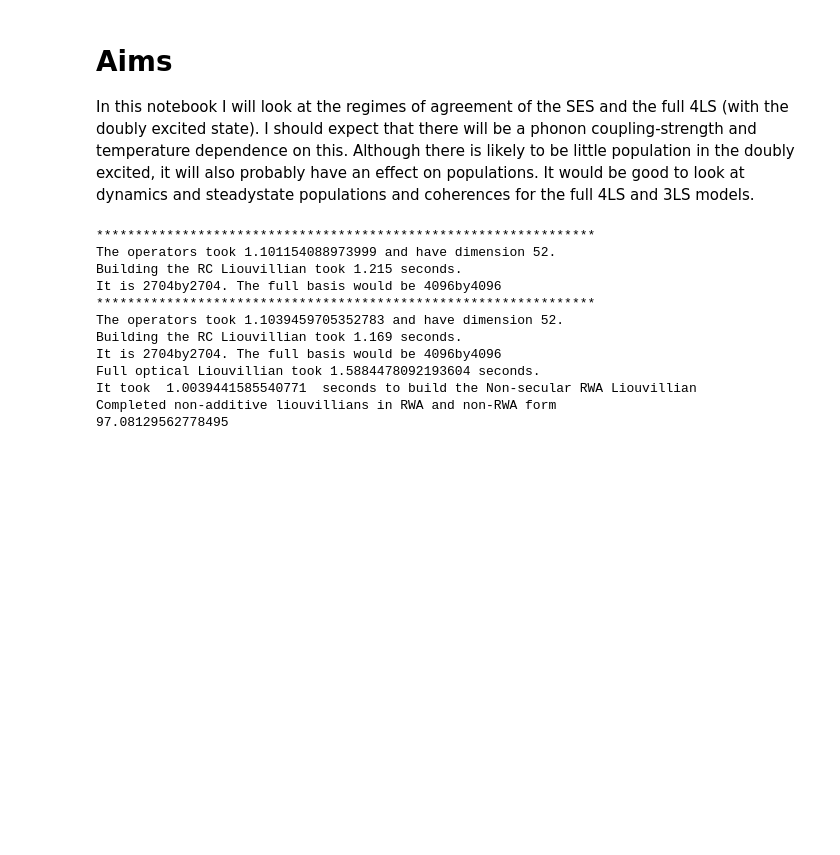
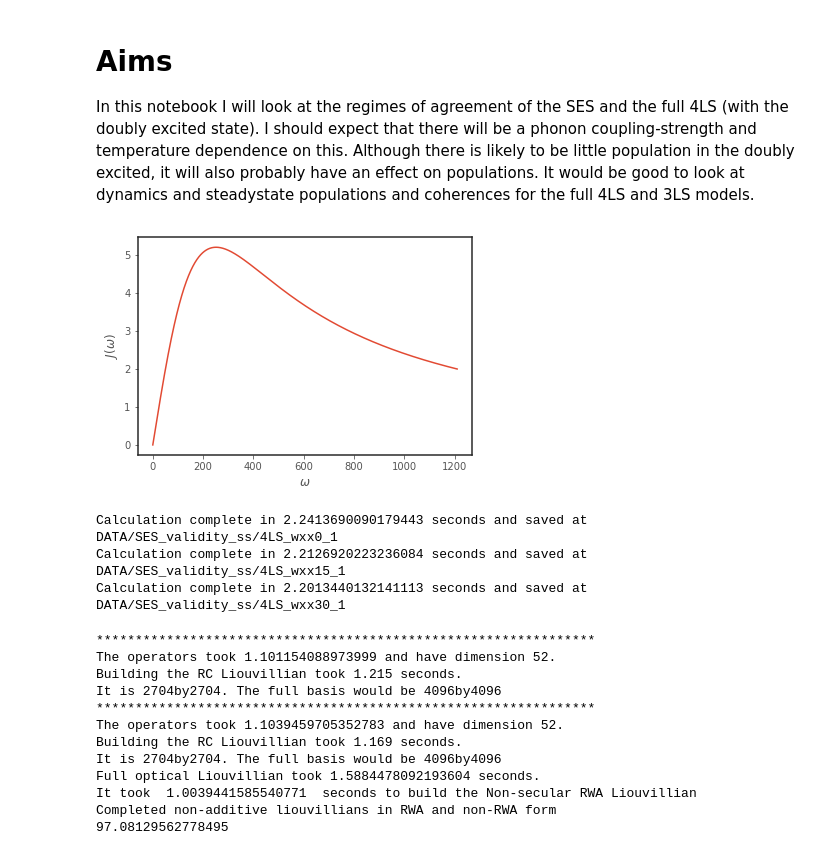
Before and after one commit to HenryMaguire/dimer-code, a Jupyter notebook: Dimer_RWA_validity.ipynb, the cells around one changed output. Saved outputs shown, nothing was run; the diff lists cells and outputs as text; code cells hidden in the pictures; blank space fills up the shorter version.

```diff
--- a/Dimer_RWA_validity.ipynb
+++ b/Dimer_RWA_validity.ipynb
@@ -13,6 +13,54 @@ import numpy as np
 from dimer_setup import *
 from utils import *
 from style import *
+# %%
+def calculate_RWA_steadystates(PARAMS, phonons, num, threshold=0.):
+    ti = time.time()
+    rho_rwa = []
+    rho_full = []
+    for alpha in phonons:
+        PARAMS.update({'alpha_1':alpha, 'alpha_2': alpha})
+        #energies, states = exciton_states(PARAMS)
+        rwa_out = get_H_and_L(PARAMS, silent=True, threshold=threshold)
+        #print(rwa_out)
+        rho_rwa.append(steadystate(rwa_out['H'][1], [rwa_out['L']]))
+        #rho_full.append(steadystate(rwa_out['H'][1], [rwa_out['L']]))
+        #print ss.diag()
+    name_save = 'DATA/SES_validity_ss/4LS_wxx{}_{}'.format(int(PARAMS['w_xx']/(10e-3*ev_to_inv_cm)), num)
+    save_obj(dict({'rho_nonadd' : rho_rwa, 'phonons': phonons, 'PARAMS': rwa_out['PARAMS']}), name_save)
+    print ('Calculation complete in {} seconds and saved at {}'.format(time.time() - ti, name_save))
+    return rho_rwa
+# %%
+# Figure 1 : run this with N=5
+N=2
+T_ph = 300.
+w_2 = 1.4*ev_to_inv_cm
+bias = 0*ev_to_inv_cm #0.0000001*ev_to_inv_cm
+V = 15e-3*ev_to_inv_cm #0.00001*ev_to_inv_cm
+alpha = 1.
+T_EM = 5800.
+alpha_EM = 5.309e-3 # inv_ps_to_inv_cm *10^-3
+
+eta = gap(bias, V)
+w0 = 5*eta #
+wc = eta
+Gamma = (w0**2)/wc
+plot_UD_SD(Gamma, 10, w0, eps=5*eta)
+
+phonons = np.linspace(1e-5, 15e-3, 4)*ev_to_inv_cm
+
+for w_xx in np.array([0., 15, 30])*10e-3*ev_to_inv_cm:
+    PARAMS = PARAMS_setup(bias=bias, w_2=w_2,
+                          V = V, alpha=alpha,
+                          T_EM=T_EM, T_ph=T_ph, alpha_EM=alpha_EM, shift=True,
+                          num_cpus=4, N=N, Gamma=Gamma, w_0=w0, w_xx=w_xx,
+                          silent=True, exc_diff=0)
+    calculate_RWA_steadystates(PARAMS, phonons, 1, threshold=0.)
+# %% [output]
+[figure, added]
+Calculation complete in 2.2413690090179443 seconds and saved at DATA/SES_validity_ss/4LS_wxx0_1
+Calculation complete in 2.2126920223236084 seconds and saved at DATA/SES_validity_ss/4LS_wxx15_1
+Calculation complete in 2.2013440132141113 seconds and saved at DATA/SES_validity_ss/4LS_wxx30_1
 # %%
 def get_dynamics_data(PARAMS, data_num, threshold=0.):
     #print PARAMS['H_sub'].eigenstates()
```
Also changed, not shown: 16 other files.
